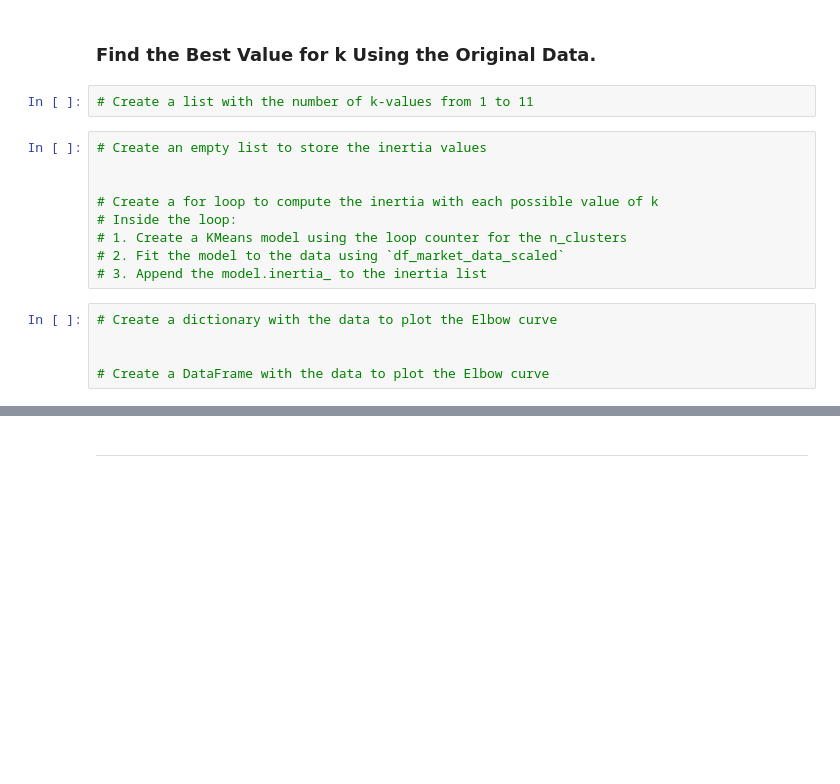
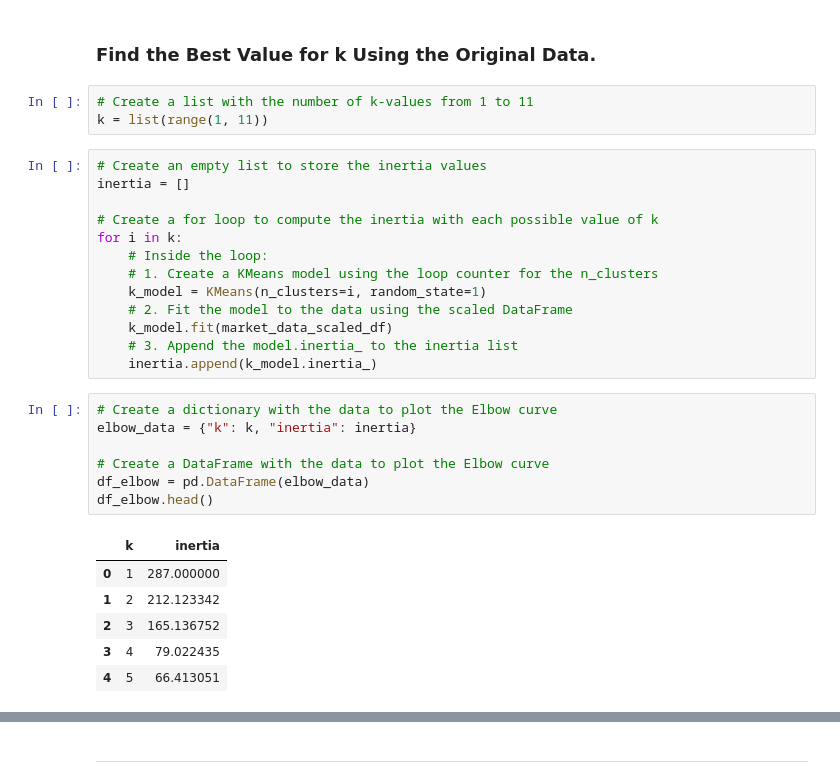
Before and after one commit to amandaedunaway/CryptoClustering, a Jupyter notebook: Crypto_Clustering.ipynb, the cells around one changed output, grey strips where cells are left out. Saved outputs shown, nothing was run; the diff lists cells and outputs as text; blank space fills up the shorter version.

Commit message:
Find the Best Value for k Using the Original Scaled DataFrame

```diff
--- a/Crypto_Clustering.ipynb
+++ b/Crypto_Clustering.ipynb
@@ -100,20 +100,34 @@ market_data_scaled_df.head()
 ### Find the Best Value for k Using the Original Data.
 # %%
 # Create a list with the number of k-values from 1 to 11
+k = list(range(1, 11))
 # %%
 # Create an empty list to store the inertia values
-
+inertia = []
 
 # Create a for loop to compute the inertia with each possible value of k
-# Inside the loop:
-# 1. Create a KMeans model using the loop counter for the n_clusters
-# 2. Fit the model to the data using `df_market_data_scaled`
-# 3. Append the model.inertia_ to the inertia list
+for i in k:
+    # Inside the loop:
+    # 1. Create a KMeans model using the loop counter for the n_clusters
+    k_model = KMeans(n_clusters=i, random_state=1)
+    # 2. Fit the model to the data using the scaled DataFrame
+    k_model.fit(market_data_scaled_df)
+    # 3. Append the model.inertia_ to the inertia list
+    inertia.append(k_model.inertia_)
 # %%
 # Create a dictionary with the data to plot the Elbow curve
-
+elbow_data = {"k": k, "inertia": inertia}
 
 # Create a DataFrame with the data to plot the Elbow curve
+df_elbow = pd.DataFrame(elbow_data)
+df_elbow.head()
+# %% [output]
+|  | k | inertia |
+| 0 | 1 | 287.000000 |
+| 1 | 2 | 212.123342 |
+| 2 | 3 | 165.136752 |
+| 3 | 4 | 79.022435 |
+| 4 | 5 | 66.413051 |
 # %%
 # Plot a line chart with all the inertia values computed with
 # the different values of k to visually identify the optimal value for k.
```
Also changed, not shown: parts of 2 cells of this notebook.
